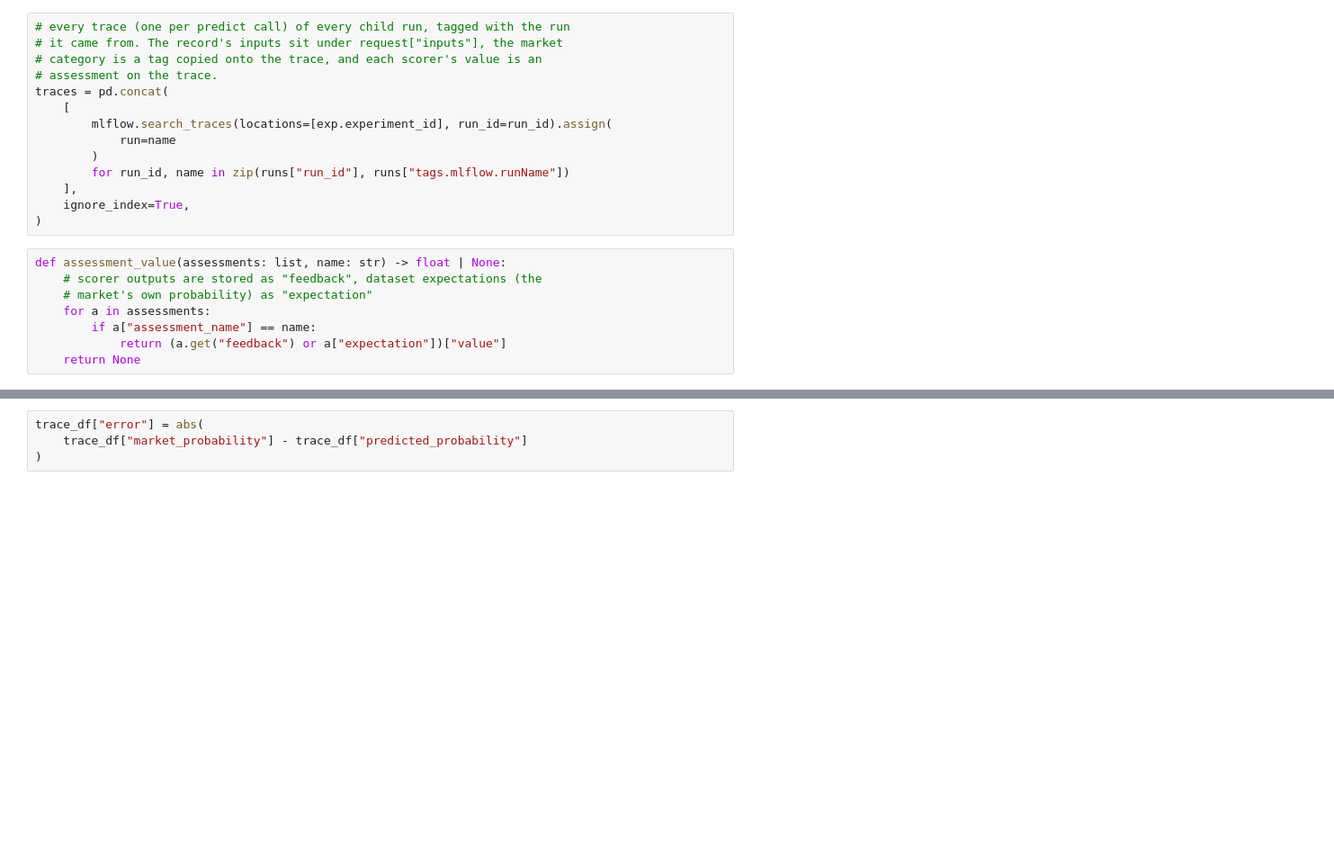
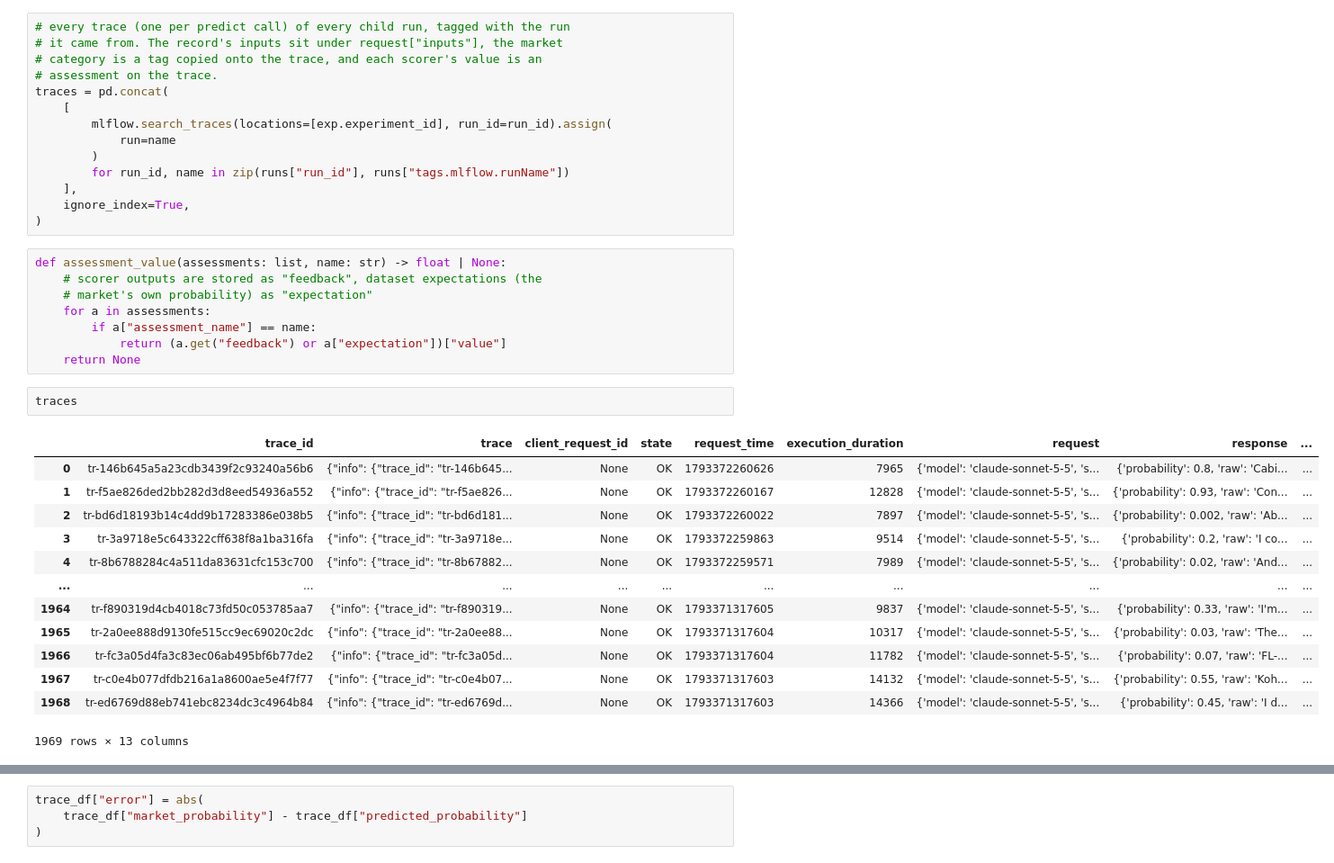
Before and after one commit to andrewkittredge/prediction-market-benchmark, a Jupyter notebook: brier_score.ipynb, the cells around one changed output, grey strips where cells are left out. Shown at 90% size. Saved outputs shown, nothing was run; the diff lists cells and outputs as text; blank space fills up the shorter version.

```diff
--- a/brier_score.ipynb
+++ b/brier_score.ipynb
@@ -46,6 +54,22 @@ def assessment_value(assessments: list, name: str) -> float | None:
         if a["assessment_name"] == name:
             return (a.get("feedback") or a["expectation"])["value"]
     return None
+# %%
+traces
+# %% [output]
+|  | trace_id | trace | client_request_id | state | request_time | execution_duration | request | response | ... |
+| 0 | tr-146b645a5a23cdb3439f2c93240a56b6 | {"info": {"trace_id": "tr-146b645... | None | OK | 1793372260626 | 7965 | {'model': 'claude-sonnet-5-5', 's... | {'probability': 0.8, 'raw': 'Cabi... | ... |
+| 1 | tr-f5ae826ded2bb282d3d8eed54936a552 | {"info": {"trace_id": "tr-f5ae826... | None | OK | 1793372260167 | 12828 | {'model': 'claude-sonnet-5-5', 's... | {'probability': 0.93, 'raw': 'Con... | ... |
+| 2 | tr-bd6d18193b14c4dd9b17283386e038b5 | {"info": {"trace_id": "tr-bd6d181... | None | OK | 1793372260022 | 7897 | {'model': 'claude-sonnet-5-5', 's... | {'probability': 0.002, 'raw': 'Ab... | ... |
+| 3 | tr-3a9718e5c643322cff638f8a1ba316fa | {"info": {"trace_id": "tr-3a9718e... | None | OK | 1793372259863 | 9514 | {'model': 'claude-sonnet-5-5', 's... | {'probability': 0.2, 'raw': 'I co... | ... |
+| 4 | tr-8b6788284c4a511da83631cfc153c700 | {"info": {"trace_id": "tr-8b67882... | None | OK | 1793372259571 | 7989 | {'model': 'claude-sonnet-5-5', 's... | {'probability': 0.02, 'raw': 'And... | ... |
+| ... | ... | ... | ... | ... | ... | ... | ... | ... | ... |
+| 1964 | tr-f890319d4cb4018c73fd50c053785aa7 | {"info": {"trace_id": "tr-f890319... | None | OK | 1793371317605 | 9837 | {'model': 'claude-sonnet-5-5', 's... | {'probability': 0.33, 'raw': 'I'm... | ... |
+| 1965 | tr-2a0ee888d9130fe515cc9ec69020c2dc | {"info": {"trace_id": "tr-2a0ee88... | None | OK | 1793371317604 | 10317 | {'model': 'claude-sonnet-5-5', 's... | {'probability': 0.03, 'raw': 'The... | ... |
+| 1966 | tr-fc3a05d4fa3c83ec06ab495bf6b77de2 | {"info": {"trace_id": "tr-fc3a05d... | None | OK | 1793371317604 | 11782 | {'model': 'claude-sonnet-5-5', 's... | {'probability': 0.07, 'raw': 'FL-... | ... |
+| 1967 | tr-c0e4b077dfdb216a1a8600ae5e4f7f77 | {"info": {"trace_id": "tr-c0e4b07... | None | OK | 1793371317603 | 14132 | {'model': 'claude-sonnet-5-5', 's... | {'probability': 0.55, 'raw': 'Koh... | ... |
+| 1968 | tr-ed6769d88eb741ebc8234dc3c4964b84 | {"info": {"trace_id": "tr-ed6769d... | None | OK | 1793371317603 | 14366 | {'model': 'claude-sonnet-5-5', 's... | {'probability': 0.45, 'raw': 'I d... | ... |
+1969 rows × 13 columns
 # %%
 trace_df = pd.DataFrame(
     {
```
Also changed, not shown: parts of 12 cells of this notebook.
